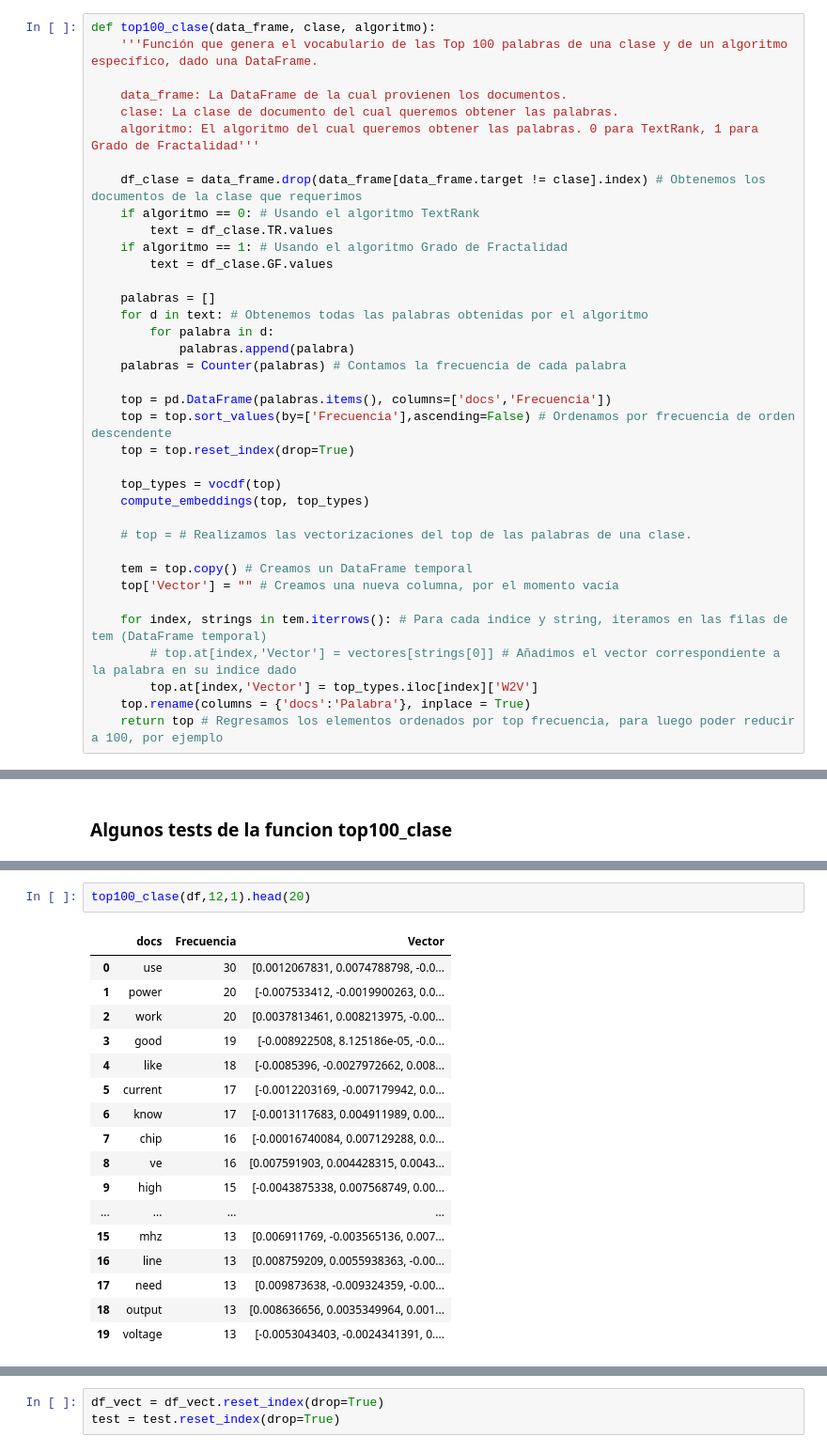
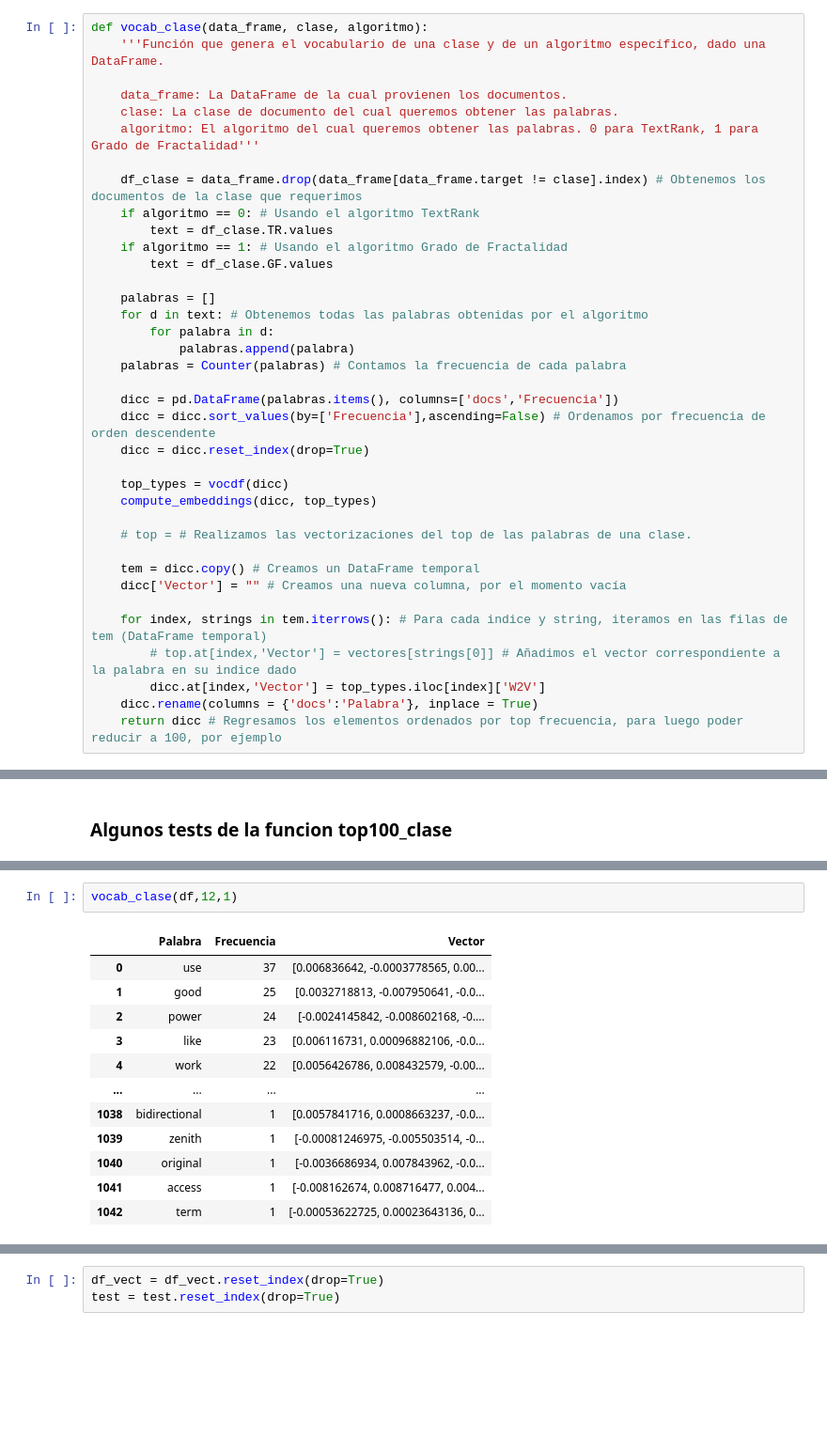
Before and after one commit to jhermosillo/keyword_extraction, a Jupyter notebook: API_TextRank_GFractal.ipynb, the cells around one changed output, grey strips where cells are left out. Shown at 94% size. Drawn from its saved outputs; the diff is of its cells as text; blank space fills up the shorter version.

Commit message:
Creacion de lambda terminada, inicio de embeddings

```diff
--- a/API_TextRank_GFractal.ipynb
+++ b/API_TextRank_GFractal.ipynb
@@ -752,8 +742,8 @@ typesDF.head()
 # %%
 from collections import Counter
 # %%
-def top100_clase(data_frame, clase, algoritmo):
-    '''Función que genera el vocabulario de las Top 100 palabras de una clase y de un algoritmo específico, dado una DataFrame.
+def vocab_clase(data_frame, clase, algoritmo):
+    '''Función que genera el vocabulario de una clase y de un algoritmo específico, dado una DataFrame.
 
     data_frame: La DataFrame de la cual provienen los documentos.
     clase: La clase de documento del cual queremos obtener las palabras.
@@ -771,23 +761,23 @@ def top100_clase(data_frame, clase, algoritmo):
             palabras.append(palabra)
     palabras = Counter(palabras) # Contamos la frecuencia de cada palabra
 
-    top = pd.DataFrame(palabras.items(), columns=['docs','Frecuencia'])
-    top = top.sort_values(by=['Frecuencia'],ascending=False) # Ordenamos por frecuencia de orden descendente
-    top = top.reset_index(drop=True)
+    dicc = pd.DataFrame(palabras.items(), columns=['docs','Frecuencia'])
+    dicc = dicc.sort_values(by=['Frecuencia'],ascending=False) # Ordenamos por frecuencia de orden descendente
+    dicc = dicc.reset_index(drop=True)
 
-    top_types = vocdf(top)
-    compute_embeddings(top, top_types)
+    top_types = vocdf(dicc)
+    compute_embeddings(dicc, top_types)
 
     # top = # Realizamos las vectorizaciones del top de las palabras de una clase.
 
-    tem = top.copy() # Creamos un DataFrame temporal
-    top['Vector'] = "" # Creamos una nueva columna, por el momento vacía
+    tem = dicc.copy() # Creamos un DataFrame temporal
+    dicc['Vector'] = "" # Creamos una nueva columna, por el momento vacía
 
     for index, strings in tem.iterrows(): # Para cada indice y string, iteramos en las filas de tem (DataFrame temporal)
         # top.at[index,'Vector'] = vectores[strings[0]] # Añadimos el vector correspondiente a la palabra en su indice dado
-        top.at[index,'Vector'] = top_types.iloc[index]['W2V']
-    top.rename(columns = {'docs':'Palabra'}, inplace = True)
-    return top # Regresamos los elementos ordenados por top frecuencia, para luego poder reducir a 100, por ejemplo
+        dicc.at[index,'Vector'] = top_types.iloc[index]['W2V']
+    dicc.rename(columns = {'docs':'Palabra'}, inplace = True)
+    return dicc # Regresamos los elementos ordenados por top frecuencia, para luego poder reducir a 100, por ejemplo
 # %%
 df_vect = pd.read_pickle('newsgroups_train_data_sinSW_lemma_Top100.pickle')
 
@@ -868,20 +831,15 @@ voc_c1_tr # Revisamos el dataframe con su nueva columna de Vector, ya llena
 # %%
-top100_clase(df,12,1).head(20)
+vocab_clase(df,12,1)
 # %% [output]
-|  | docs | Frecuencia | Vector |
-| 0 | use | 30 | [0.0012067831, 0.0074788798, -0.0... |
-| 1 | power | 20 | [-0.007533412, -0.0019900263, 0.0... |
-| 2 | work | 20 | [0.0037813461, 0.008213975, -0.00... |
-| 3 | good | 19 | [-0.008922508, 8.125186e-05, -0.0... |
-| 4 | like | 18 | [-0.0085396, -0.0027972662, 0.008... |
-| 5 | current | 17 | [-0.0012203169, -0.007179942, 0.0... |
-| 6 | know | 17 | [-0.0013117683, 0.004911989, 0.00... |
-| 7 | chip | 16 | [-0.00016740084, 0.007129288, 0.0... |
-| 8 | ve | 16 | [0.007591903, 0.004428315, 0.0043... |
-| 9 | high | 15 | [-0.0043875338, 0.007568749, 0.00... |
+|  | Palabra | Frecuencia | Vector |
+| 0 | use | 37 | [0.006836642, -0.0003778565, 0.00... |
+| 1 | good | 25 | [0.0032718813, -0.007950641, -0.0... |
+| 2 | power | 24 | [-0.0024145842, -0.008602168, -0.... |
+| 3 | like | 23 | [0.006116731, 0.00096882106, -0.0... |
+| 4 | work | 22 | [0.0056426786, 0.008432579, -0.00... |
 | ... | ... | ... | ... |
-| 15 | mhz | 13 | [0.006911769, -0.003565136, 0.007... |
-| 16 | line | 13 | [0.008759209, 0.0055938363, -0.00... |
-| 17 | need | 13 | [0.009873638, -0.009324359, -0.00... |
-| 18 | output | 13 | [0.008636656, 0.0035349964, 0.001... |
-| 19 | voltage | 13 | [-0.0053043403, -0.0024341391, 0.... |
+| 1038 | bidirectional | 1 | [0.0057841716, 0.0008663237, -0.0... |
+| 1039 | zenith | 1 | [-0.00081246975, -0.005503514, -0... |
+| 1040 | original | 1 | [-0.0036686934, 0.007843962, -0.0... |
+| 1041 | access | 1 | [-0.008162674, 0.008716477, 0.004... |
+| 1042 | term | 1 | [-0.00053622725, 0.00023643136, 0... |
```
Also changed, not shown: parts of 52 cells of this notebook.
